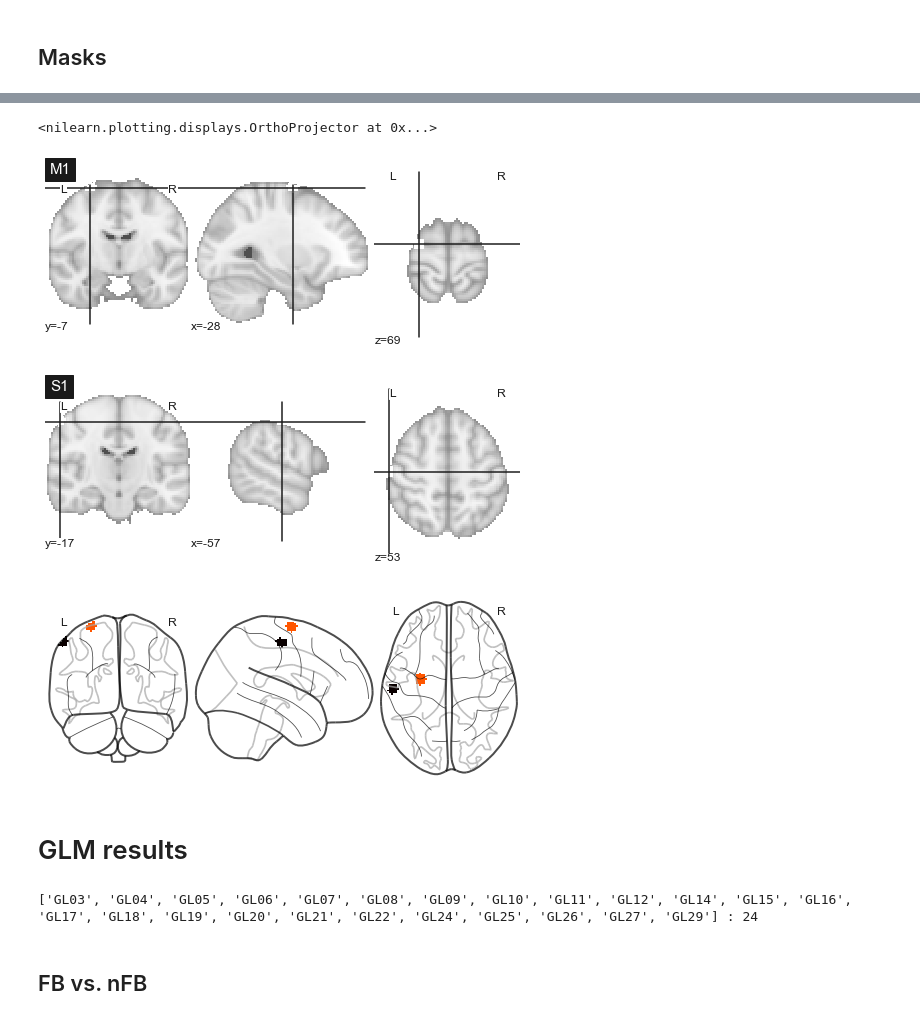
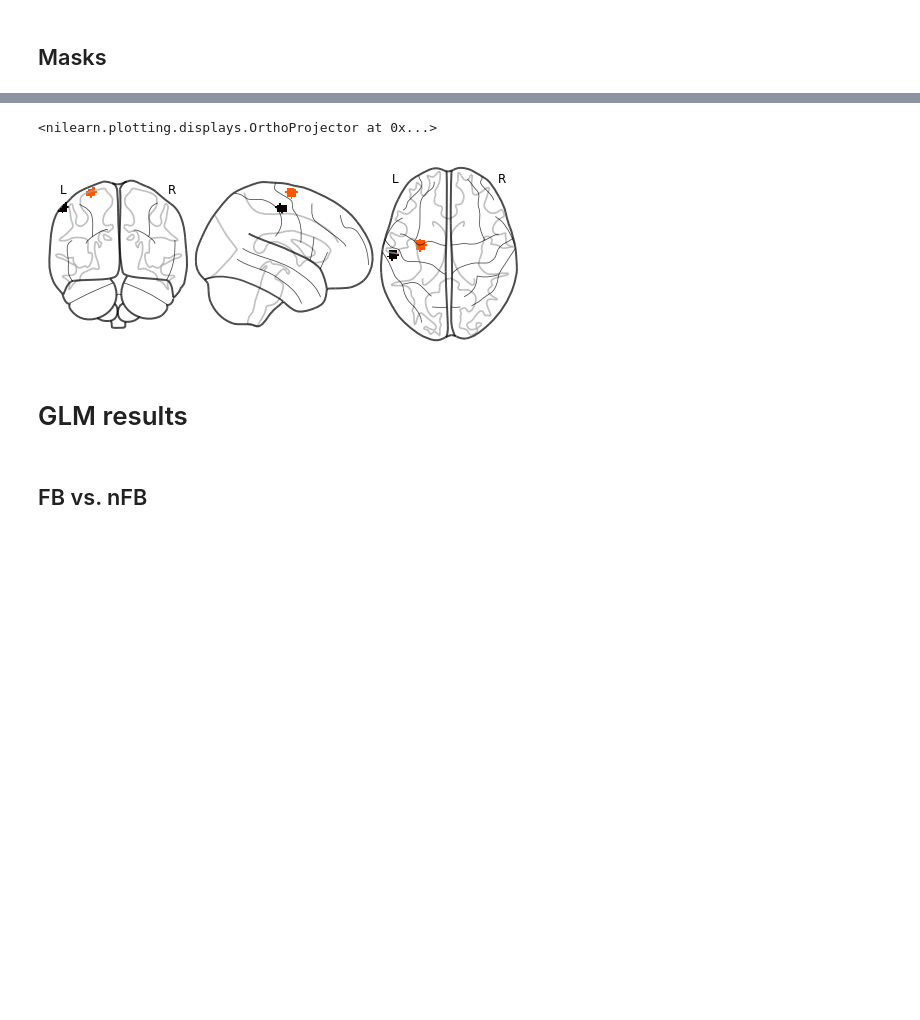
Before and after one commit to psb629/labs, a Jupyter notebook: GL/scripts/fMRI_analysis.ipynb, the cells around one changed output, grey strips where cells are left out. Cells and saved outputs as stored; diff of their text form; code cells hidden in the pictures; blank space fills up the shorter version.

```diff
--- a/GL/scripts/fMRI_analysis.ipynb
+++ b/GL/scripts/fMRI_analysis.ipynb
@@ -109,24 +110,16 @@ nplt.plot_glass_brain(img_roi, title='group full mask')
 # %%
 ## 3dUndump ROIs from group data
 for nn, roi in enumerate(roi_list):
     path_roi = join(roi_dir,'3dUndump.%s.group.rd6.nii.gz'%roi)
     img_roi = nilearn.image.load_img(path_roi)
     if nn == 0:
         img_tot = img_roi
     else:
         img_tot = nilearn.image.math_img('img1+%d*img2'%(nn+1),img1=img_tot,img2=img_roi)
-#         img_tot = nilearn.image.math_img('img1+img2',img1=img_tot,img2=img_roi)
-    nplt.plot_stat_map(img_roi, vmax=1.0, title='%s'%roi, colorbar=False)
+#     nplt.plot_stat_map(img_roi, vmax=1.0, title='%s'%roi, colorbar=False)
 nplt.plot_glass_brain(img_tot)
 # %% [output]
 <nilearn.plotting.displays.OrthoProjector at 0x...>
-[figure, old version]
+[figure, new version]
-[figure, removed]
-[figure, removed]
 # %% [markdown]
 # GLM results
-# %%
-print(subj_list,':',len(subj_list))
-subj = 'GL04'
-# %% [output]
-['GL03', 'GL04', 'GL05', 'GL06', 'GL07', 'GL08', 'GL09', 'GL10', 'GL11', 'GL12', 'GL14', 'GL15', 'GL16', 'GL17', 'GL18', 'GL19', 'GL20', 'GL21', 'GL22', 'GL24', 'GL25', 'GL26', 'GL27', 'GL29'] : 24
```
Also changed, not shown: parts of 19 cells of this notebook, 13 other files.
